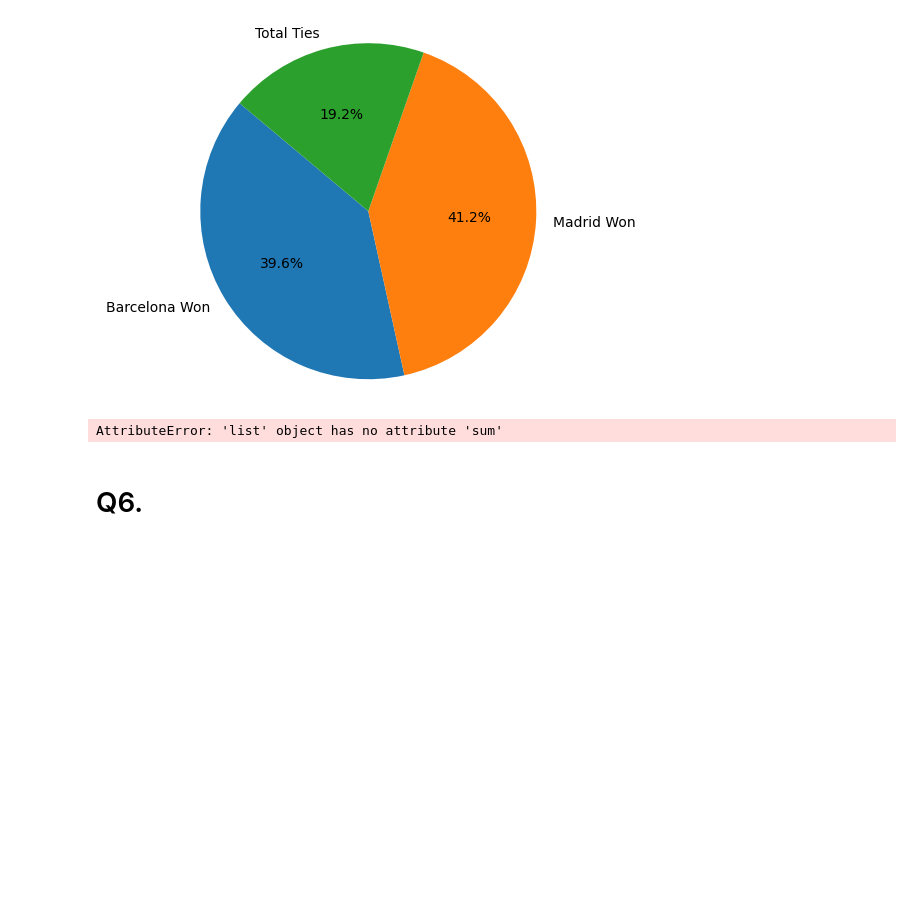
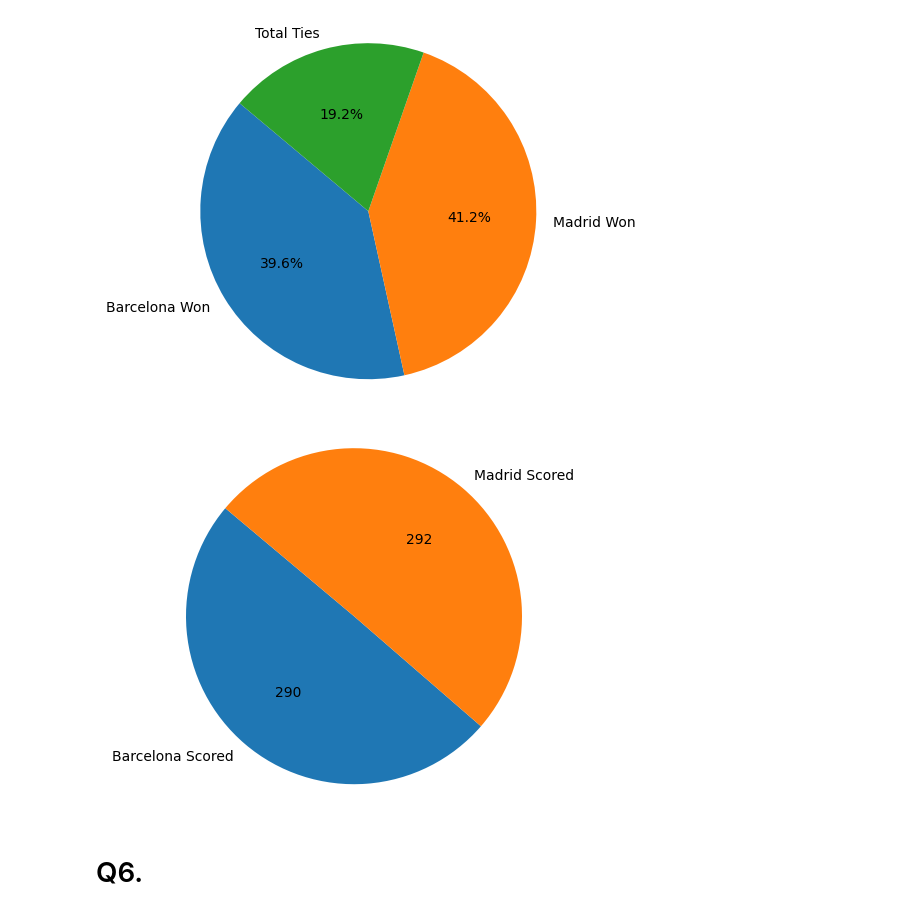
Before and after one commit to Raherol/la-quiniela, a Jupyter notebook: analysis/LaLigaDataAnalysis.ipynb, the cells around one changed output. Cells and saved outputs as stored; diff of their text form; code cells hidden in the pictures; blank space fills up the shorter version.

```diff
--- a/analysis/LaLigaDataAnalysis.ipynb
+++ b/analysis/LaLigaDataAnalysis.ipynb
@@ -325,13 +307,44 @@ plt.axis('equal')
 plt.show()
 # %% [output]
 [figure]
-# %%
-
-filtered_df = df[(df['home_team'] == "Real Madrid") & (df['away_team'] == "Barcelona")]
-df['local_score'] = df['local_score'].astype(int)
-total_goals = df.groupby('home_team')['local_score'].sum().reset_index()
-# %% [output]
-AttributeError: 'list' object has no attribute 'sum'
+# %%
+
+filtered_dfMh = df[(df['home_team'] == "Real Madrid") & (df['away_team'] == "Barcelona")]
+goalsMh = filtered_dfMh.groupby('home_team')['local_score'].sum().reset_index()
+goalsBa = filtered_dfMh.groupby('away_team')['away_score'].sum().reset_index()
+
+
+filtered_dfBh = df[(df['home_team'] == "Barcelona") & (df['away_team'] == "Real Madrid")]
+goalsBh = filtered_dfBh.groupby('home_team')['local_score'].sum().reset_index()
+goalsMa = filtered_dfBh.groupby('away_team')['away_score'].sum().reset_index()
+
+# Calculate the sum of 'goalsBh' and 'goalsBa' DataFrames
+sum_goals_Bh = goalsBh['local_score'].sum()
+sum_goals_Ba = goalsBa['away_score'].sum()
+sum_goals_Mh = goalsMh['local_score'].sum()
+sum_goals_Ma = goalsMa['away_score'].sum()
+
+# Add the sums to get the total goals as an integer
+total_goals_B = sum_goals_Bh + sum_goals_Ba
+total_goals_M = sum_goals_Mh + sum_goals_Ma
+# Print the total goals
+print( "total_goals_B",total_goals_B)
+print( "total_goals_M",total_goals_M)
+# %%
+labels = ['Barcelona Scored', 'Madrid Scored']
+values = [total_goals_B, total_goals_M]  # Absolute values
+
+# Use a custom format function to display values as integers
+def format_func(pct, values):
+    total = sum(values)
+    val = int(pct*total/100.0)
+    return f'{val}'
+
+plt.pie(values, labels=labels, autopct=lambda pct: format_func(pct, values), startangle=140)
+plt.axis('equal')
+plt.show()
+# %% [output]
+[figure, added]
 # %% [markdown]
 # Q6.
 # %% [markdown]
```
Also changed, not shown: parts of 3 cells of this notebook, 2 other files.
